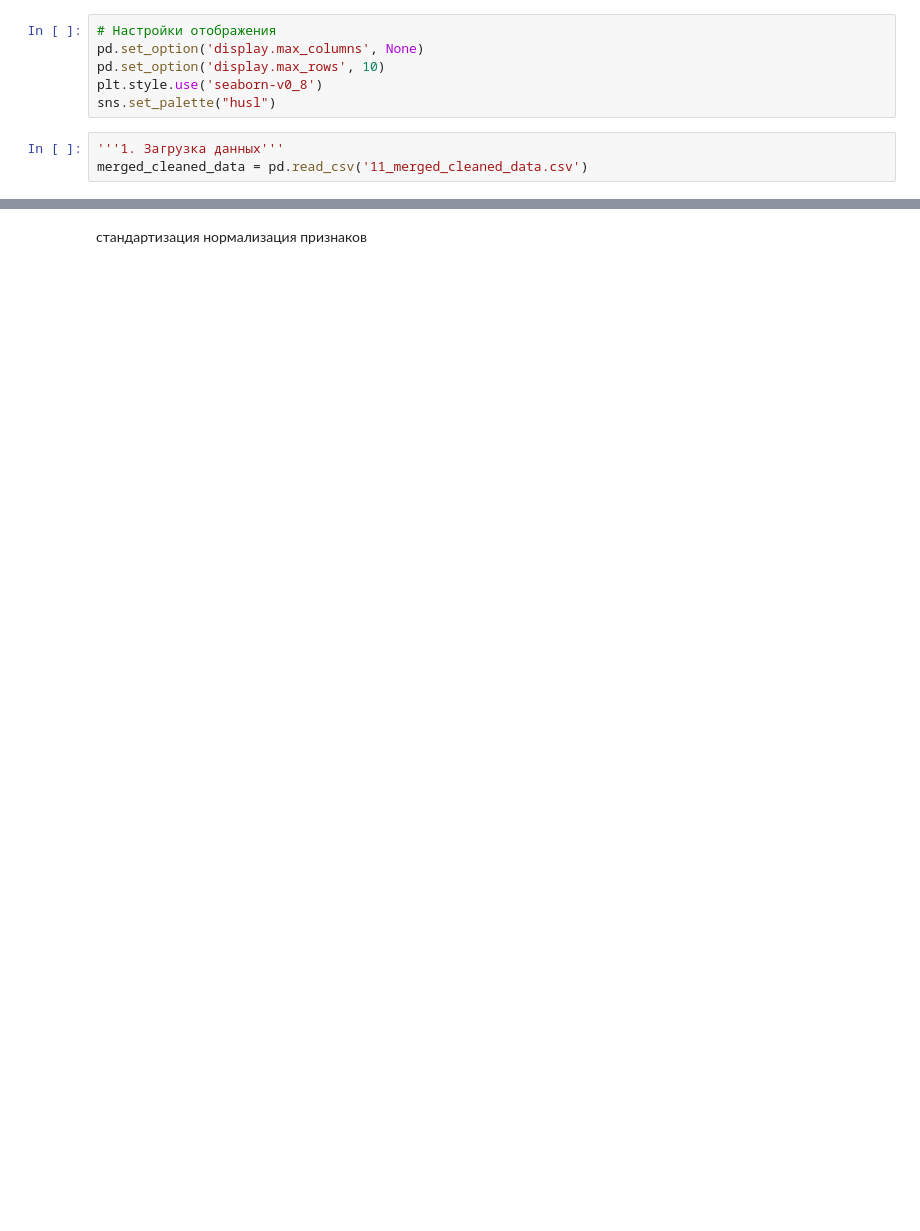
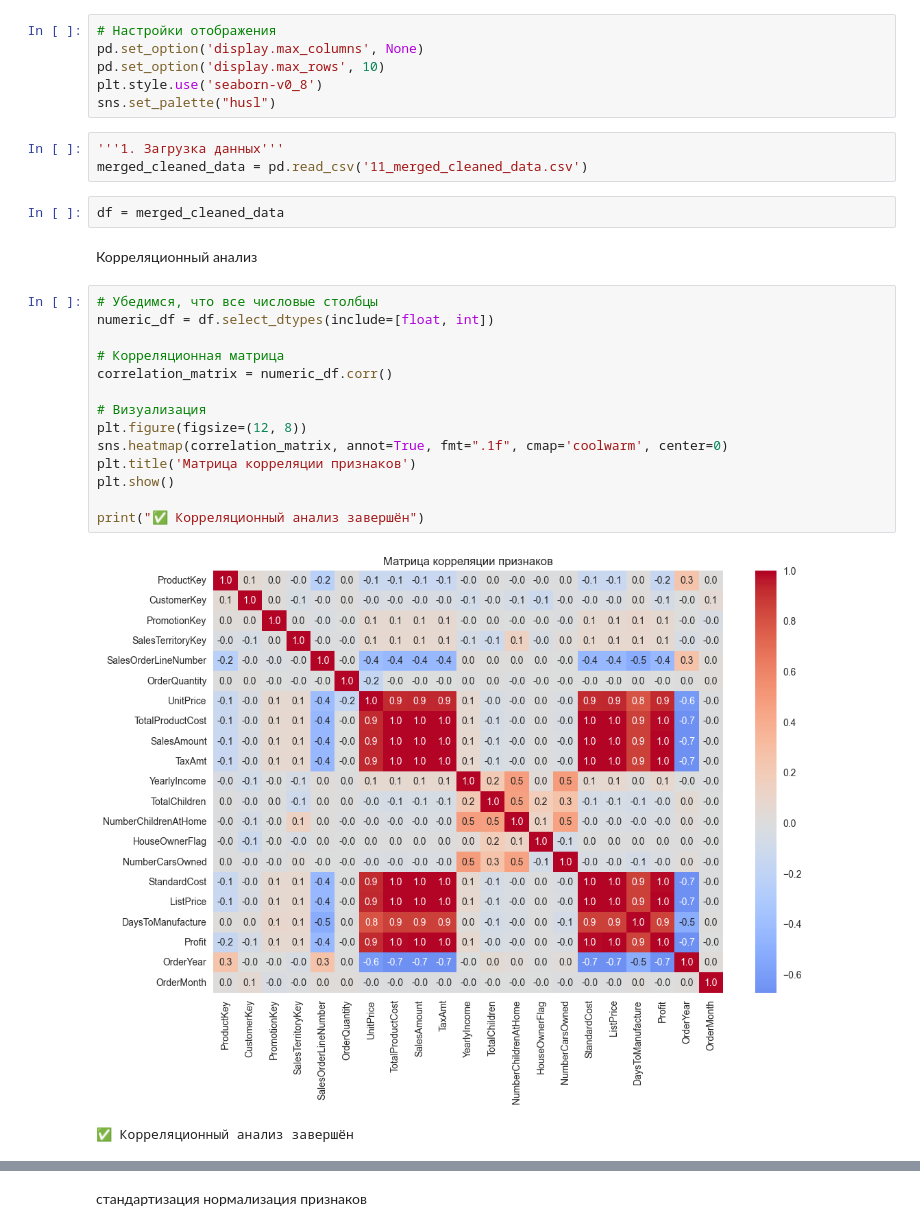
Before and after one commit to AlexSvonrm/AD-5-03.09.25-VNIIT-31, a Jupyter notebook: scripts/6_machine_learning.ipynb, the cells around one changed output, grey strips where cells are left out. Cells and saved outputs as stored; diff of their text form; blank space fills up the shorter version.

```diff
--- a/scripts/6_machine_learning.ipynb
+++ b/scripts/6_machine_learning.ipynb
@@ -32,3 +42,24 @@ sns.set_palette("husl")
 # %%
 '''1. Загрузка данных'''
 merged_cleaned_data = pd.read_csv('11_merged_cleaned_data.csv')
+# %%
+df = merged_cleaned_data
+# %% [markdown]
+Корреляционный анализ
+# %%
+# Убедимся, что все числовые столбцы
+numeric_df = df.select_dtypes(include=[float, int])
+
+# Корреляционная матрица
+correlation_matrix = numeric_df.corr()
+
+# Визуализация
+plt.figure(figsize=(12, 8))
+sns.heatmap(correlation_matrix, annot=True, fmt=".1f", cmap='coolwarm', center=0)
+plt.title('Матрица корреляции признаков')
+plt.show()
+
+print("✅ Корреляционный анализ завершён")
+# %% [output]
+[figure, added]
+✅ Корреляционный анализ завершён
```
Also changed, not shown: parts of 17 cells of this notebook, 4 other files.
